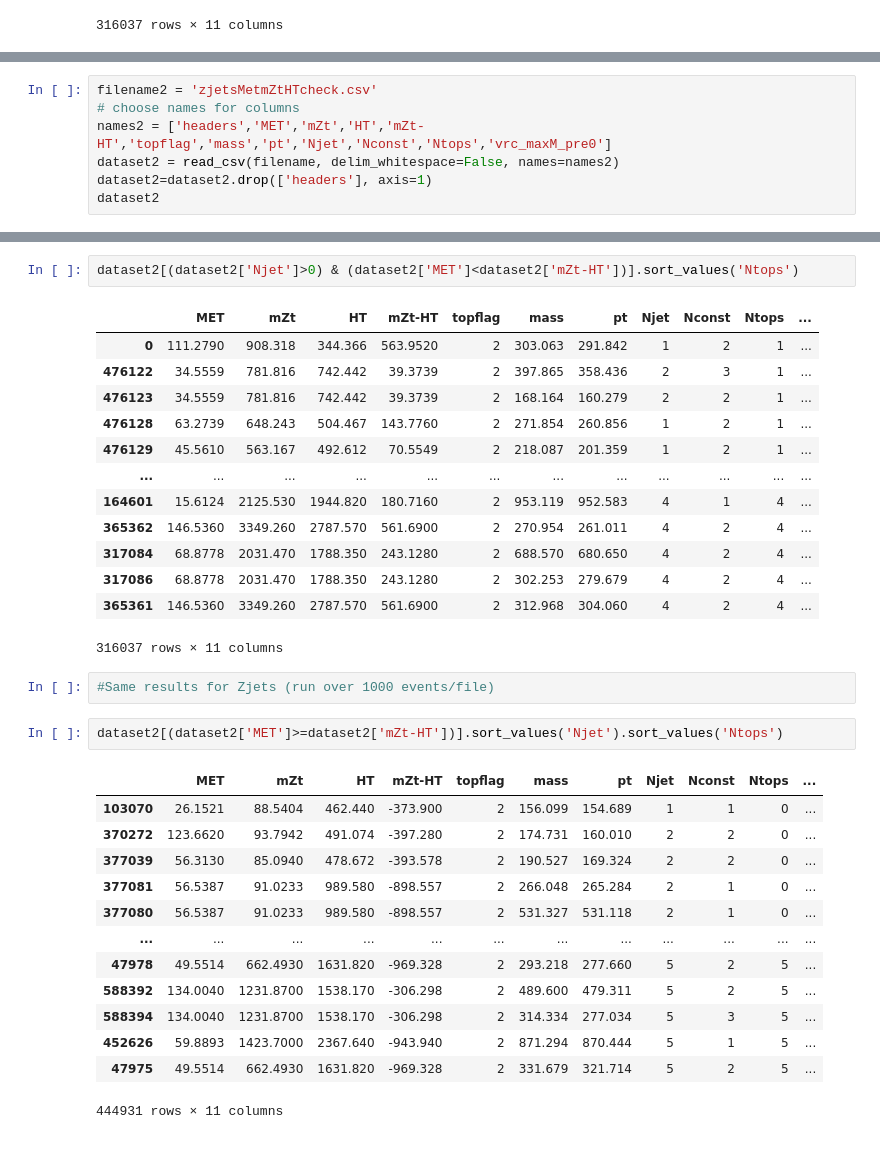
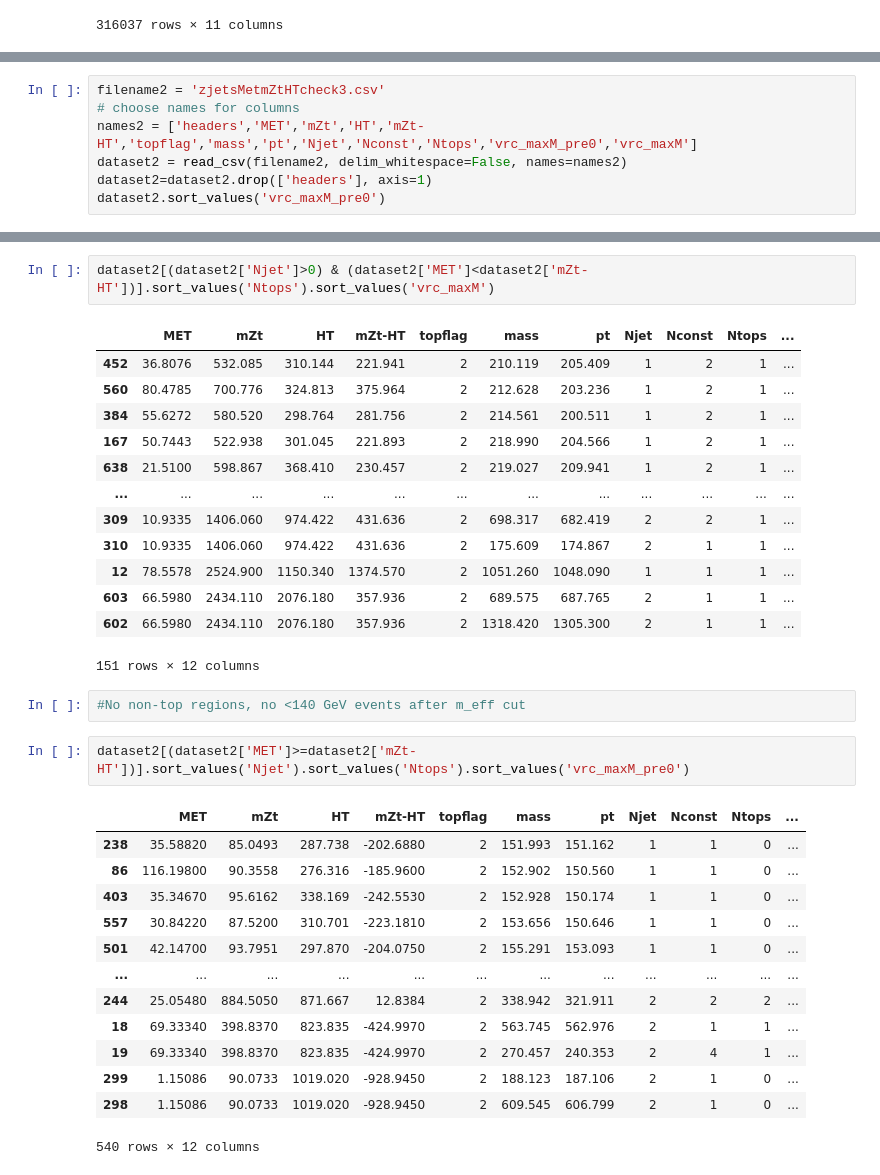
Before and after one commit to mesut-unal/AnalysisCheck, a Jupyter notebook: KinematicVarAnalysis-METHTCheck.ipynb, the cells around one changed output, grey strips where cells are left out. Cells and saved outputs as stored; diff of their text form.

Commit message:
fixed typo add more zjets data

```diff
--- a/KinematicVarAnalysis-METHTCheck.ipynb
+++ b/KinematicVarAnalysis-METHTCheck.ipynb
@@ -119,9 +106,9 @@ dataset[(dataset['Njet']>0) & (dataset['MET']<dataset['mZt-HT'])].sort_values('N
 # %%
-filename2 = 'zjetsMetmZtHTcheck.csv'
+filename2 = 'zjetsMetmZtHTcheck3.csv'
 # choose names for columns
-names2 = ['headers','MET','mZt','HT','mZt-HT','topflag','mass','pt','Njet','Nconst','Ntops','vrc_maxM_pre0']
-dataset2 = read_csv(filename, delim_whitespace=False, names=names2)
+names2 = ['headers','MET','mZt','HT','mZt-HT','topflag','mass','pt','Njet','Nconst','Ntops','vrc_maxM_pre0','vrc_maxM']
+dataset2 = read_csv(filename2, delim_whitespace=False, names=names2)
 dataset2=dataset2.drop(['headers'], axis=1)
-dataset2
+dataset2.sort_values('vrc_maxM_pre0')
 # %% [output]
 |  | MET | mZt | HT | mZt-HT | topflag | mass | pt | Njet | Nconst | Ntops | ... |
@@ -157,34 +161,34 @@ dataset2[(dataset2['MET']>=dataset2['mZt-HT']) & (dataset2['Njet']>0)].sort_valu
 # %%
-dataset2[(dataset2['Njet']>0) & (dataset2['MET']<dataset2['mZt-HT'])].sort_values('Ntops')
+dataset2[(dataset2['Njet']>0) & (dataset2['MET']<dataset2['mZt-HT'])].sort_values('Ntops').sort_values('vrc_maxM')
 # %% [output]
 |  | MET | mZt | HT | mZt-HT | topflag | mass | pt | Njet | Nconst | Ntops | ... |
-| 0 | 111.2790 | 908.318 | 344.366 | 563.9520 | 2 | 303.063 | 291.842 | 1 | 2 | 1 | ... |
-| 476122 | 34.5559 | 781.816 | 742.442 | 39.3739 | 2 | 397.865 | 358.436 | 2 | 3 | 1 | ... |
-| 476123 | 34.5559 | 781.816 | 742.442 | 39.3739 | 2 | 168.164 | 160.279 | 2 | 2 | 1 | ... |
-| 476128 | 63.2739 | 648.243 | 504.467 | 143.7760 | 2 | 271.854 | 260.856 | 1 | 2 | 1 | ... |
-| 476129 | 45.5610 | 563.167 | 492.612 | 70.5549 | 2 | 218.087 | 201.359 | 1 | 2 | 1 | ... |
+| 452 | 36.8076 | 532.085 | 310.144 | 221.941 | 2 | 210.119 | 205.409 | 1 | 2 | 1 | ... |
+| 560 | 80.4785 | 700.776 | 324.813 | 375.964 | 2 | 212.628 | 203.236 | 1 | 2 | 1 | ... |
+| 384 | 55.6272 | 580.520 | 298.764 | 281.756 | 2 | 214.561 | 200.511 | 1 | 2 | 1 | ... |
+| 167 | 50.7443 | 522.938 | 301.045 | 221.893 | 2 | 218.990 | 204.566 | 1 | 2 | 1 | ... |
+| 638 | 21.5100 | 598.867 | 368.410 | 230.457 | 2 | 219.027 | 209.941 | 1 | 2 | 1 | ... |
 | ... | ... | ... | ... | ... | ... | ... | ... | ... | ... | ... | ... |
-| 164601 | 15.6124 | 2125.530 | 1944.820 | 180.7160 | 2 | 953.119 | 952.583 | 4 | 1 | 4 | ... |
-| 365362 | 146.5360 | 3349.260 | 2787.570 | 561.6900 | 2 | 270.954 | 261.011 | 4 | 2 | 4 | ... |
-| 317084 | 68.8778 | 2031.470 | 1788.350 | 243.1280 | 2 | 688.570 | 680.650 | 4 | 2 | 4 | ... |
-| 317086 | 68.8778 | 2031.470 | 1788.350 | 243.1280 | 2 | 302.253 | 279.679 | 4 | 2 | 4 | ... |
-| 365361 | 146.5360 | 3349.260 | 2787.570 | 561.6900 | 2 | 312.968 | 304.060 | 4 | 2 | 4 | ... |
+| 309 | 10.9335 | 1406.060 | 974.422 | 431.636 | 2 | 698.317 | 682.419 | 2 | 2 | 1 | ... |
+| 310 | 10.9335 | 1406.060 | 974.422 | 431.636 | 2 | 175.609 | 174.867 | 2 | 1 | 1 | ... |
+| 12 | 78.5578 | 2524.900 | 1150.340 | 1374.570 | 2 | 1051.260 | 1048.090 | 1 | 1 | 1 | ... |
+| 603 | 66.5980 | 2434.110 | 2076.180 | 357.936 | 2 | 689.575 | 687.765 | 2 | 1 | 1 | ... |
+| 602 | 66.5980 | 2434.110 | 2076.180 | 357.936 | 2 | 1318.420 | 1305.300 | 2 | 1 | 1 | ... |
-316037 rows × 11 columns
+151 rows × 12 columns
 # %%
-#Same results for Zjets (run over 1000 events/file)
+#No non-top regions, no <140 GeV events after m_eff cut
 # %%
-dataset2[(dataset2['MET']>=dataset2['mZt-HT'])].sort_values('Njet').sort_values('Ntops')
+dataset2[(dataset2['MET']>=dataset2['mZt-HT'])].sort_values('Njet').sort_values('Ntops').sort_values('vrc_maxM_pre0')
 # %% [output]
 |  | MET | mZt | HT | mZt-HT | topflag | mass | pt | Njet | Nconst | Ntops | ... |
-| 103070 | 26.1521 | 88.5404 | 462.440 | -373.900 | 2 | 156.099 | 154.689 | 1 | 1 | 0 | ... |
-| 370272 | 123.6620 | 93.7942 | 491.074 | -397.280 | 2 | 174.731 | 160.010 | 2 | 2 | 0 | ... |
-| 377039 | 56.3130 | 85.0940 | 478.672 | -393.578 | 2 | 190.527 | 169.324 | 2 | 2 | 0 | ... |
-| 377081 | 56.5387 | 91.0233 | 989.580 | -898.557 | 2 | 266.048 | 265.284 | 2 | 1 | 0 | ... |
-| 377080 | 56.5387 | 91.0233 | 989.580 | -898.557 | 2 | 531.327 | 531.118 | 2 | 1 | 0 | ... |
+| 238 | 35.58820 | 85.0493 | 287.738 | -202.6880 | 2 | 151.993 | 151.162 | 1 | 1 | 0 | ... |
+| 86 | 116.19800 | 90.3558 | 276.316 | -185.9600 | 2 | 152.902 | 150.560 | 1 | 1 | 0 | ... |
+| 403 | 35.34670 | 95.6162 | 338.169 | -242.5530 | 2 | 152.928 | 150.174 | 1 | 1 | 0 | ... |
+| 557 | 30.84220 | 87.5200 | 310.701 | -223.1810 | 2 | 153.656 | 150.646 | 1 | 1 | 0 | ... |
+| 501 | 42.14700 | 93.7951 | 297.870 | -204.0750 | 2 | 155.291 | 153.093 | 1 | 1 | 0 | ... |
 | ... | ... | ... | ... | ... | ... | ... | ... | ... | ... | ... | ... |
-| 47978 | 49.5514 | 662.4930 | 1631.820 | -969.328 | 2 | 293.218 | 277.660 | 5 | 2 | 5 | ... |
-| 588392 | 134.0040 | 1231.8700 | 1538.170 | -306.298 | 2 | 489.600 | 479.311 | 5 | 2 | 5 | ... |
-| 588394 | 134.0040 | 1231.8700 | 1538.170 | -306.298 | 2 | 314.334 | 277.034 | 5 | 3 | 5 | ... |
-| 452626 | 59.8893 | 1423.7000 | 2367.640 | -943.940 | 2 | 871.294 | 870.444 | 5 | 1 | 5 | ... |
-| 47975 | 49.5514 | 662.4930 | 1631.820 | -969.328 | 2 | 331.679 | 321.714 | 5 | 2 | 5 | ... |
+| 244 | 25.05480 | 884.5050 | 871.667 | 12.8384 | 2 | 338.942 | 321.911 | 2 | 2 | 2 | ... |
+| 18 | 69.33340 | 398.8370 | 823.835 | -424.9970 | 2 | 563.745 | 562.976 | 2 | 1 | 1 | ... |
+| 19 | 69.33340 | 398.8370 | 823.835 | -424.9970 | 2 | 270.457 | 240.353 | 2 | 4 | 1 | ... |
+| 299 | 1.15086 | 90.0733 | 1019.020 | -928.9450 | 2 | 188.123 | 187.106 | 2 | 1 | 0 | ... |
+| 298 | 1.15086 | 90.0733 | 1019.020 | -928.9450 | 2 | 609.545 | 606.799 | 2 | 1 | 0 | ... |
-444931 rows × 11 columns
+540 rows × 12 columns
```
Also changed, not shown: parts of 16 cells of this notebook, 2 other files.
